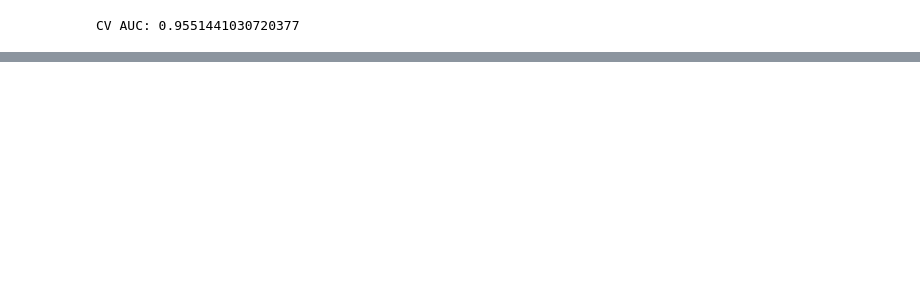
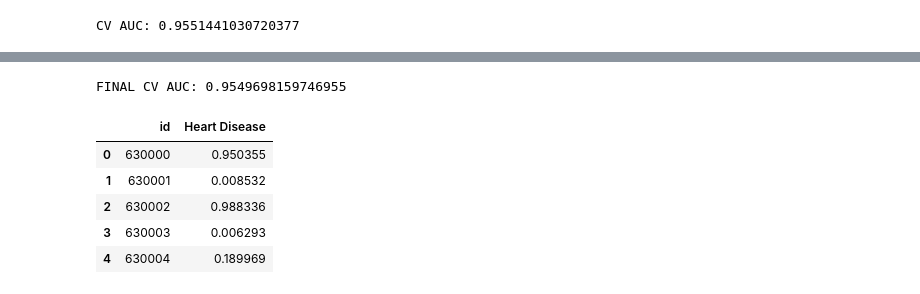
Before and after one commit to Ravindu-Pathirana/HealthCare, a Jupyter notebook: Predicting Heart Disease/notebooks/Heart_disease_model.ipynb, the cells around one changed output, grey strips where cells are left out. Cells and saved outputs as stored; diff of their text form; code cells hidden in the pictures; blank space fills up the shorter version.

```diff
--- a/Predicting Heart Disease/notebooks/Heart_disease_model.ipynb
+++ b/Predicting Heart Disease/notebooks/Heart_disease_model.ipynb
@@ -289,0 +446,7 @@ submission.to_csv("submission.csv", index=False)
+# %%
+X = train.drop(["id", "Heart Disease"], axis=1)
+y = train["Heart Disease"]
+
+X_test = test.drop(["id"], axis=1)
+
+print(X.shape, X_test.shape)
@@ -289,0 +455,7 @@ submission.to_csv("submission.csv", index=False)
+# %%
+seeds = [42, 2024, 777]
+
+oof_final = np.zeros(len(X))
+test_final = np.zeros(len(X_test))
+# %%
+feature_importances = []
@@ -289,0 +536,19 @@ submission.to_csv("submission.csv", index=False)
+# %%
+print("\nFINAL CV AUC:", roc_auc_score(y, oof))
+# %% [output]
+FINAL CV AUC: 0.9549698159746955
+# %%
+submission = pd.DataFrame({
+    "id": test["id"],
+    "Heart Disease": test_preds
+})
+
+submission.to_csv("submission.csv", index=False)
+submission.head()
+# %% [output]
+|  | id | Heart Disease |
+| 0 | 630000 | 0.950355 |
+| 1 | 630001 | 0.008532 |
+| 2 | 630002 | 0.988336 |
+| 3 | 630003 | 0.006293 |
+| 4 | 630004 | 0.189969 |
```
Also changed, not shown: parts of 17 cells of this notebook, 2 other files.
